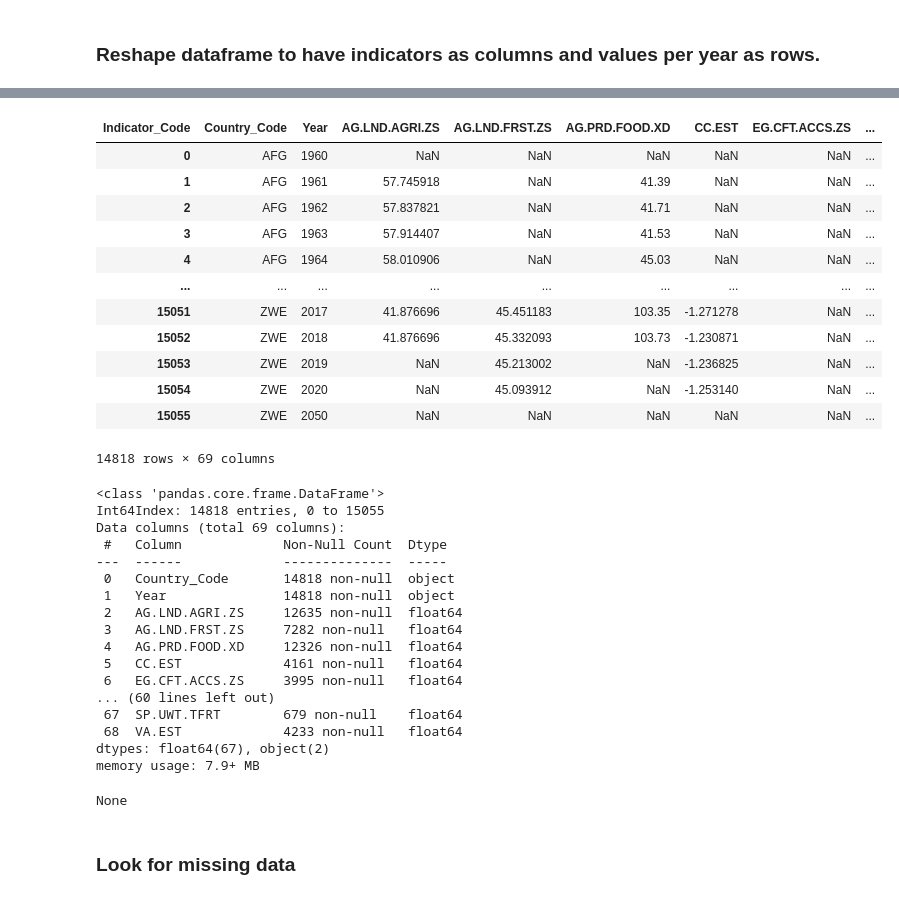
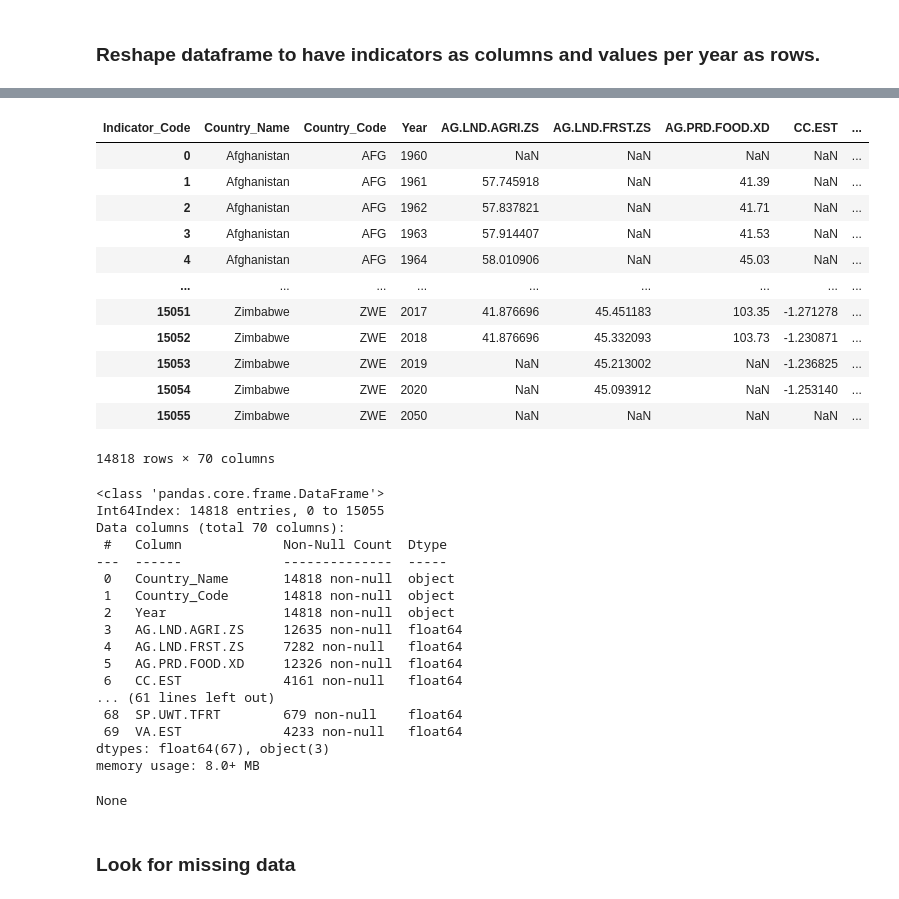
Before and after one commit to radhikaj103/World-ESG-Project, a Jupyter notebook: notebooks/ESG_Data_Exploration.ipynb, the cells around one changed output, grey strips where cells are left out. Saved outputs shown, nothing was run; the diff lists cells and outputs as text; code cells hidden in the pictures.

```diff
--- a/notebooks/ESG_Data_Exploration.ipynb
+++ b/notebooks/ESG_Data_Exploration.ipynb
@@ -44,7 +64,6 @@ None
 # %%
-df1 = data.drop(['Country Name', 'Indicator Name'], axis=1)
-df1 = df1.rename(columns={'Country Code': 'Country_Code',
-                         'Indicator Code': 'Indicator_Code'})
+df1 = data.drop(['Indicator Name'], axis=1)
+df1.columns = df1.columns.str.replace(' ', '_')
 display(df1)
 
 n_by_indicator = df1.groupby('Indicator_Code').count()
@@ -81,6 +119,6 @@ display(n_by_indicator.head(67))
 ### Reshape dataframe to have indicators as columns and values per year as rows.
 # %%
 # Convert dataframe from wide to long format indexed by indicator code and country code
-df2 = df1.melt(value_name='value', var_name='Year', id_vars=['Indicator_Code', 'Country_Code'])
+df2 = df1.melt(value_name='value', var_name='Year', id_vars=['Indicator_Code', 'Country_Name', 'Country_Code'])
 display(df2)
 # %% [output]
@@ -100,42 +138,42 @@ display(df2)
 # %%
 # Pivot dataframe indexed by Country_Code and Year, and columns from Indicator_Code
-df3 = df2.pivot(index=['Country_Code', 'Year'], columns='Indicator_Code', values='value').reset_index()
+df3 = df2.pivot(index=['Country_Name', 'Country_Code', 'Year'], columns='Indicator_Code', values='value').reset_index()
 #display(df3)
 
-df4 = df3[df3['Year'] != 'Unnamed: 66']
+df4 = df3[~df3['Year'].str.contains('Unnamed')]
 display(df4)
 display(df4.info())
 # %% [output]
-| Indicator_Code | Country_Code | Year | AG.LND.AGRI.ZS | AG.LND.FRST.ZS | AG.PRD.FOOD.XD | CC.EST | EG.CFT.ACCS.ZS | ... |
-| 0 | AFG | 1960 | NaN | NaN | NaN | NaN | NaN | ... |
-| 1 | AFG | 1961 | 57.745918 | NaN | 41.39 | NaN | NaN | ... |
-| 2 | AFG | 1962 | 57.837821 | NaN | 41.71 | NaN | NaN | ... |
-| 3 | AFG | 1963 | 57.914407 | NaN | 41.53 | NaN | NaN | ... |
-| 4 | AFG | 1964 | 58.010906 | NaN | 45.03 | NaN | NaN | ... |
+| Indicator_Code | Country_Name | Country_Code | Year | AG.LND.AGRI.ZS | AG.LND.FRST.ZS | AG.PRD.FOOD.XD | CC.EST | ... |
+| 0 | Afghanistan | AFG | 1960 | NaN | NaN | NaN | NaN | ... |
+| 1 | Afghanistan | AFG | 1961 | 57.745918 | NaN | 41.39 | NaN | ... |
+| 2 | Afghanistan | AFG | 1962 | 57.837821 | NaN | 41.71 | NaN | ... |
+| 3 | Afghanistan | AFG | 1963 | 57.914407 | NaN | 41.53 | NaN | ... |
+| 4 | Afghanistan | AFG | 1964 | 58.010906 | NaN | 45.03 | NaN | ... |
 | ... | ... | ... | ... | ... | ... | ... | ... | ... |
-| 15051 | ZWE | 2017 | 41.876696 | 45.451183 | 103.35 | -1.271278 | NaN | ... |
-| 15052 | ZWE | 2018 | 41.876696 | 45.332093 | 103.73 | -1.230871 | NaN | ... |
-| 15053 | ZWE | 2019 | NaN | 45.213002 | NaN | -1.236825 | NaN | ... |
-| 15054 | ZWE | 2020 | NaN | 45.093912 | NaN | -1.253140 | NaN | ... |
-| 15055 | ZWE | 2050 | NaN | NaN | NaN | NaN | NaN | ... |
+| 15051 | Zimbabwe | ZWE | 2017 | 41.876696 | 45.451183 | 103.35 | -1.271278 | ... |
+| 15052 | Zimbabwe | ZWE | 2018 | 41.876696 | 45.332093 | 103.73 | -1.230871 | ... |
+| 15053 | Zimbabwe | ZWE | 2019 | NaN | 45.213002 | NaN | -1.236825 | ... |
+| 15054 | Zimbabwe | ZWE | 2020 | NaN | 45.093912 | NaN | -1.253140 | ... |
+| 15055 | Zimbabwe | ZWE | 2050 | NaN | NaN | NaN | NaN | ... |
-14818 rows × 69 columns
+14818 rows × 70 columns
 <class 'pandas.core.frame.DataFrame'>
 Int64Index: 14818 entries, 0 to 15055
-Data columns (total 69 columns):
+Data columns (total 70 columns):
  #   Column             Non-Null Count  Dtype
 ---  ------             --------------  -----
- 0   Country_Code       14818 non-null  object
- 1   Year               14818 non-null  object
- 2   AG.LND.AGRI.ZS     12635 non-null  float64
- 3   AG.LND.FRST.ZS     7282 non-null   float64
- 4   AG.PRD.FOOD.XD     12326 non-null  float64
- 5   CC.EST             4161 non-null   float64
- 6   EG.CFT.ACCS.ZS     3995 non-null   float64
-... (60 lines left out)
- 67  SP.UWT.TFRT        679 non-null    float64
- 68  VA.EST             4233 non-null   float64
-dtypes: float64(67), object(2)
-memory usage: 7.9+ MB
+ 0   Country_Name       14818 non-null  object
+ 1   Country_Code       14818 non-null  object
+ 2   Year               14818 non-null  object
+ 3   AG.LND.AGRI.ZS     12635 non-null  float64
+ 4   AG.LND.FRST.ZS     7282 non-null   float64
+ 5   AG.PRD.FOOD.XD     12326 non-null  float64
+ 6   CC.EST             4161 non-null   float64
+... (61 lines left out)
+ 68  SP.UWT.TFRT        679 non-null    float64
+ 69  VA.EST             4233 non-null   float64
+dtypes: float64(67), object(3)
+memory usage: 8.0+ MB
 None
 # %% [markdown]
 ### Look for missing data
```
Also changed, not shown: parts of 13 cells of this notebook.
